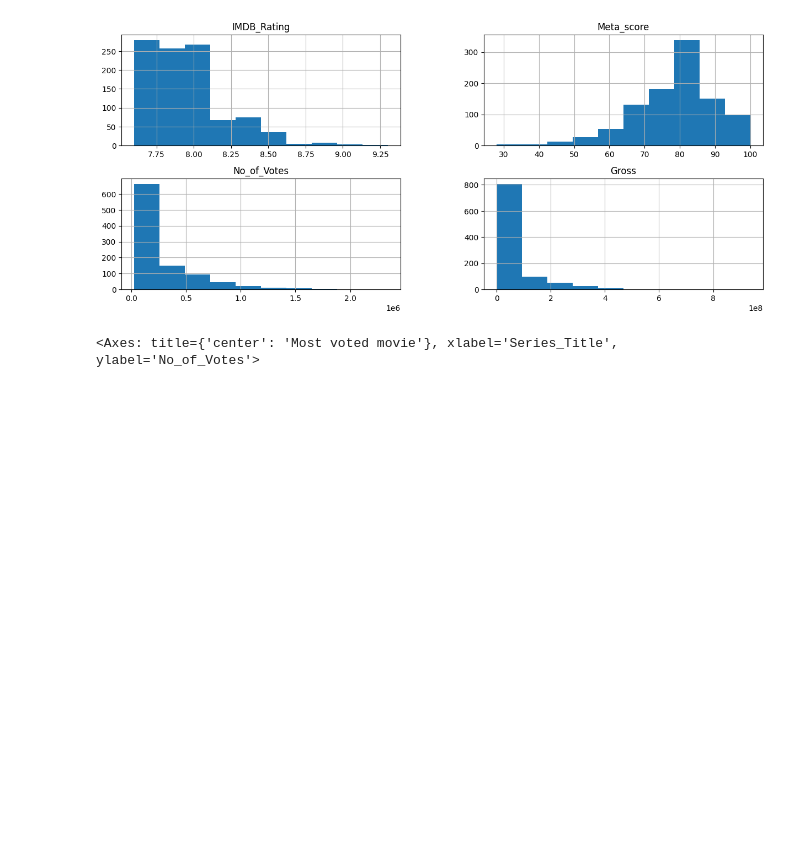
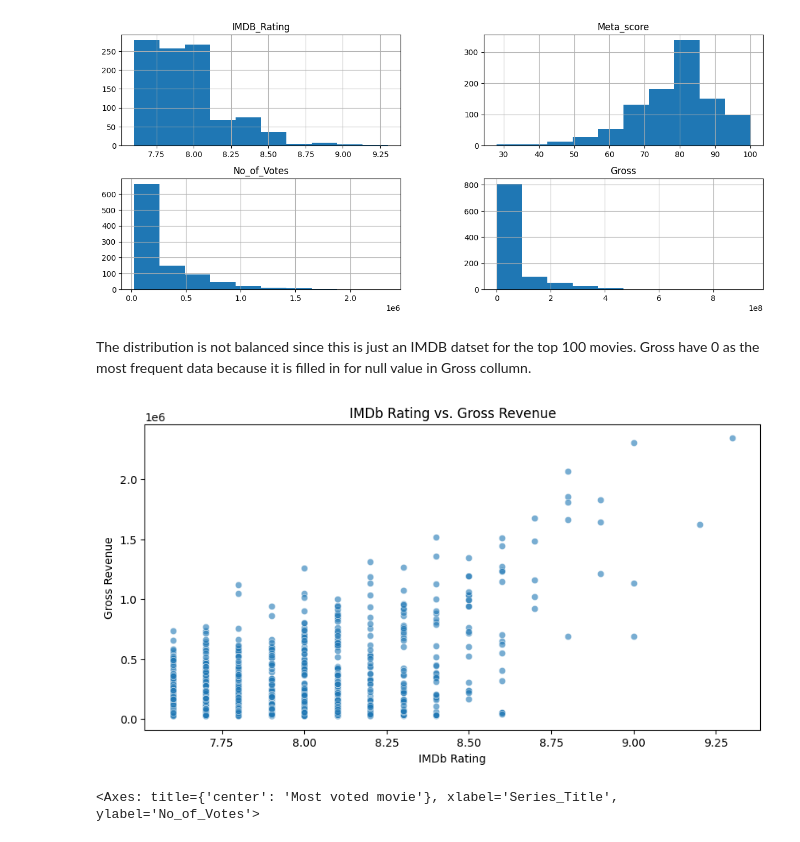
Before and after one commit to vqgquan/IMDB_movie_data_analysis_project, a Jupyter notebook: imdb_analysis.ipynb, the cells around one changed output. Drawn from its saved outputs; the diff is of its cells as text; code cells hidden in the pictures; blank space fills up the shorter version.

```diff
--- a/imdb_analysis.ipynb
+++ b/imdb_analysis.ipynb
@@ -143,6 +152,17 @@ array([[<Axes: title={'center': 'IMDB_Rating'}>,
        [<Axes: title={'center': 'No_of_Votes'}>,
         <Axes: title={'center': 'Gross'}>]], dtype=object)
 [figure]
+# %% [markdown]
+The distribution is not balanced since this is just an IMDB datset for the top 100 movies. Gross have 0 as the most frequent data because it is filled in for null value in Gross collumn.
+# %%
+plt.figure(figsize=(10, 5))
+sns.scatterplot(x=imdb_dataset["IMDB_Rating"], y=imdb_dataset["No_of_Votes"], alpha=0.6)
+plt.xlabel("IMDb Rating")
+plt.ylabel("Gross Revenue")
+plt.title("IMDb Rating vs. Gross Revenue")
+plt.show()
+# %% [output]
+[figure, added]
 # %%
 top_voted = imdb_dataset.sort_values(["No_of_Votes"], ascending = False)
 
```
Also changed, not shown: parts of 6 cells of this notebook.
